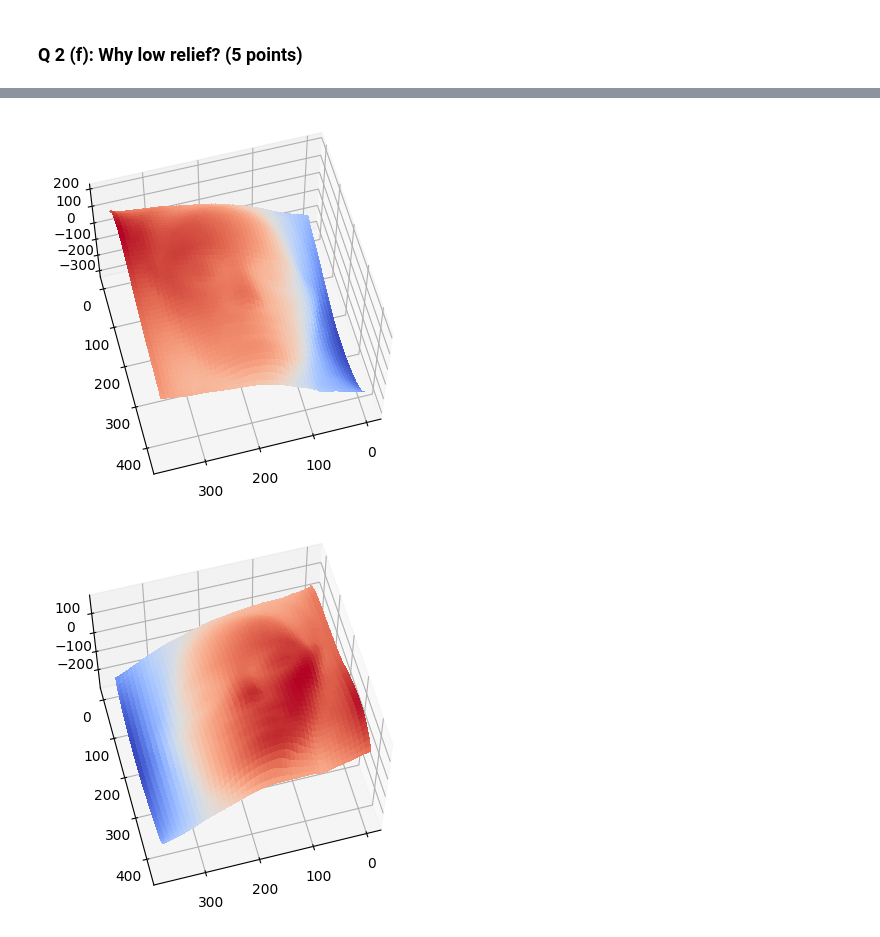
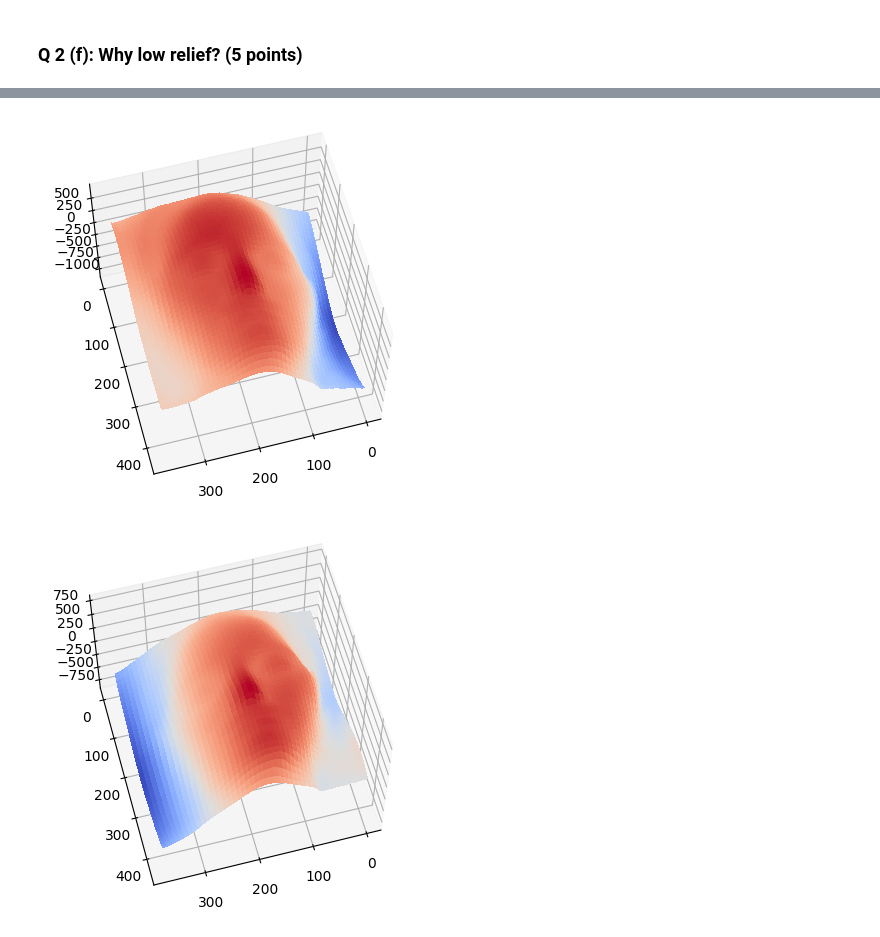
Before and after one commit to raynahata/16-720, a Jupyter notebook: hw6/HW6_Public.ipynb, the cells around one changed output, grey strips where cells are left out. Saved outputs shown, nothing was run; the diff lists cells and outputs as text; code cells hidden in the pictures.

```diff
--- a/hw6/HW6_Public.ipynb
+++ b/hw6/HW6_Public.ipynb
@@ -445,7 +451,25 @@ def estimatePseudonormalsCalibrated(I, L):
 
     B = None
     ### YOUR CODE HERE
-    B = np.linalg.inv(np.dot(L, L.T)).dot(L).dot(I)
+
+
+
+
+
+    # store number of pixels in I
+    P = I.shape[1]
+
+    # reshape I to column
+    y = I.T.reshape((-1, 1))
+
+    # create A
+    A = spkron(speye(P), L.T)
+
+    # solve Ax=y
+    x = splsqr(A, y)
+    # reshape output to 3 x P
+    B = x[0].reshape((P, 3)).T
+
 
     ### END YOUR CODE
 
@@ -703,32 +756,46 @@ def plotBasRelief(B, mu, nu, lam):
     mu : float
         bas-relief parameter
 
     nu : float
         bas-relief parameter
 
     lambda : float
         bas-relief parameter
 
     Returns
     -------
         None
 
     """
     P = np.asarray([[1, 0, -mu/lam],
 					[0, 1, -nu/lam],
 					[0, 0,   1/lam]])
     Bp = P.dot(B)
     surface = estimateShape(Bp, s)
     plotSurface(surface, suffix=f'br_{mu}_{nu}_{lam}')
 
 # keep all outputs visible
 from IPython.display import Javascript
 display(Javascript('''google.colab.output.setIframeHeight(0, true, {maxHeight: 5000})'''))
 
 # Part 2 (f)
+
 ### YOUR CODE HERE
+I, L, s = loadData(data_dir)
+B, LEst = estimatePseudonormalsUncalibrated(I)
+albedos, normals = estimateAlbedosNormals(B)
+normals=enforceIntegrability(normals, s, sig = 3)
+
+plotBasRelief(normals,-10,1,1)
+plotBasRelief(normals,10,1,1) #vary mu
+
+
+
+
+
+
 ### END YOUR CODE
 # %% [output]
 [interactive output not drawn]
-[figure, old version]
+[figure, new version]
-[figure, old version]
+[figure, new version]
```
Also changed, not shown: parts of 20 cells of this notebook.
